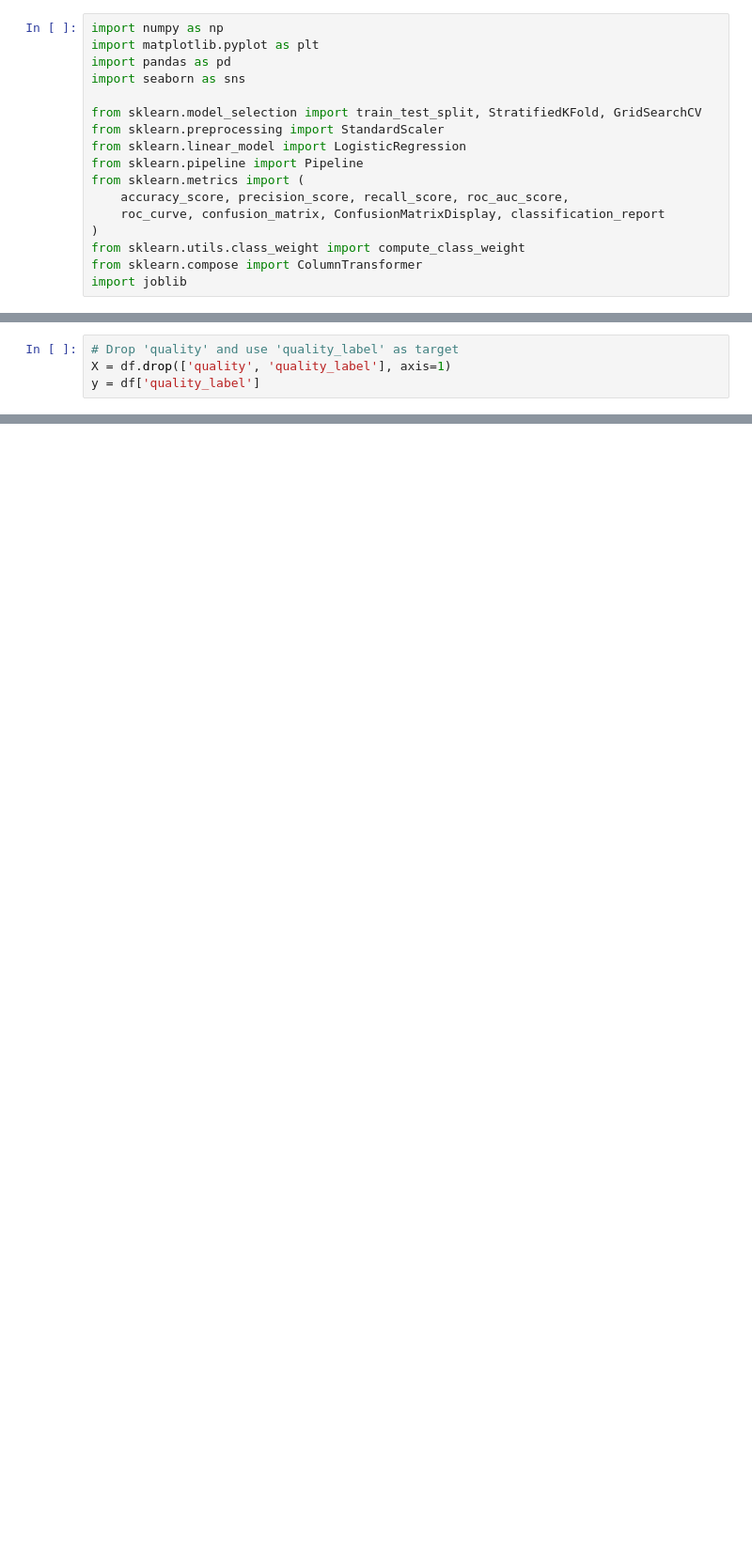
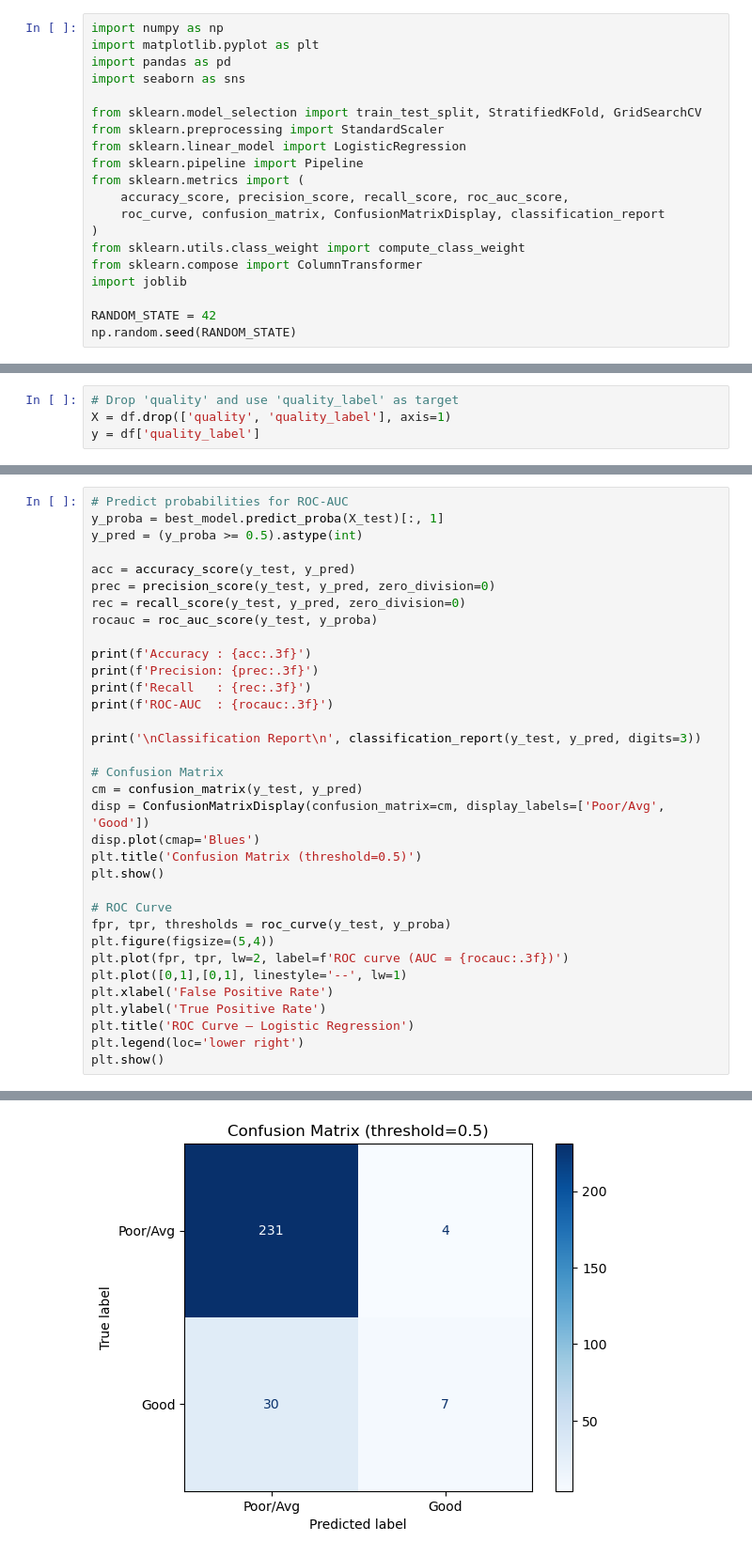
Before and after one commit to SherinDZerogithub/ML-Wine-Predicting-Model-CS1, a Jupyter notebook: wine_quality_predicting_model/notebooks/FC211032_VidusahanPerera/logistic-regression.ipynb, the cells around one changed output, grey strips where cells are left out. Shown at 94% size. Drawn from its saved outputs; the diff is of its cells as text; blank space fills up the shorter version.

```diff
--- a/wine_quality_predicting_model/notebooks/FC211032_VidusahanPerera/logistic-regression.ipynb
+++ b/wine_quality_predicting_model/notebooks/FC211032_VidusahanPerera/logistic-regression.ipynb
@@ -17,4 +17,7 @@ from sklearn.metrics import (
 from sklearn.utils.class_weight import compute_class_weight
 from sklearn.compose import ColumnTransformer
 import joblib
+
+RANDOM_STATE = 42
+np.random.seed(RANDOM_STATE)
 # %% [markdown]
@@ -257,0 +298,35 @@ test
+# %%
+# Predict probabilities for ROC-AUC
+y_proba = best_model.predict_proba(X_test)[:, 1]
+y_pred = (y_proba >= 0.5).astype(int)
+
+acc = accuracy_score(y_test, y_pred)
+prec = precision_score(y_test, y_pred, zero_division=0)
+rec = recall_score(y_test, y_pred, zero_division=0)
+rocauc = roc_auc_score(y_test, y_proba)
+
+print(f'Accuracy : {acc:.3f}')
+print(f'Precision: {prec:.3f}')
+print(f'Recall   : {rec:.3f}')
+print(f'ROC-AUC  : {rocauc:.3f}')
+
+print('\nClassification Report\n', classification_report(y_test, y_pred, digits=3))
+
+# Confusion Matrix
+cm = confusion_matrix(y_test, y_pred)
+disp = ConfusionMatrixDisplay(confusion_matrix=cm, display_labels=['Poor/Avg', 'Good'])
+disp.plot(cmap='Blues')
+plt.title('Confusion Matrix (threshold=0.5)')
+plt.show()
+
+# ROC Curve
+fpr, tpr, thresholds = roc_curve(y_test, y_proba)
+plt.figure(figsize=(5,4))
+plt.plot(fpr, tpr, lw=2, label=f'ROC curve (AUC = {rocauc:.3f})')
+plt.plot([0,1],[0,1], linestyle='--', lw=1)
+plt.xlabel('False Positive Rate')
+plt.ylabel('True Positive Rate')
+plt.title('ROC Curve — Logistic Regression')
+plt.legend(loc='lower right')
+plt.show()
+# %% [output]
@@ -257,0 +347 @@ test
+[figure, added]
```
Also changed, not shown: parts of 27 cells of this notebook, 1 other file.
